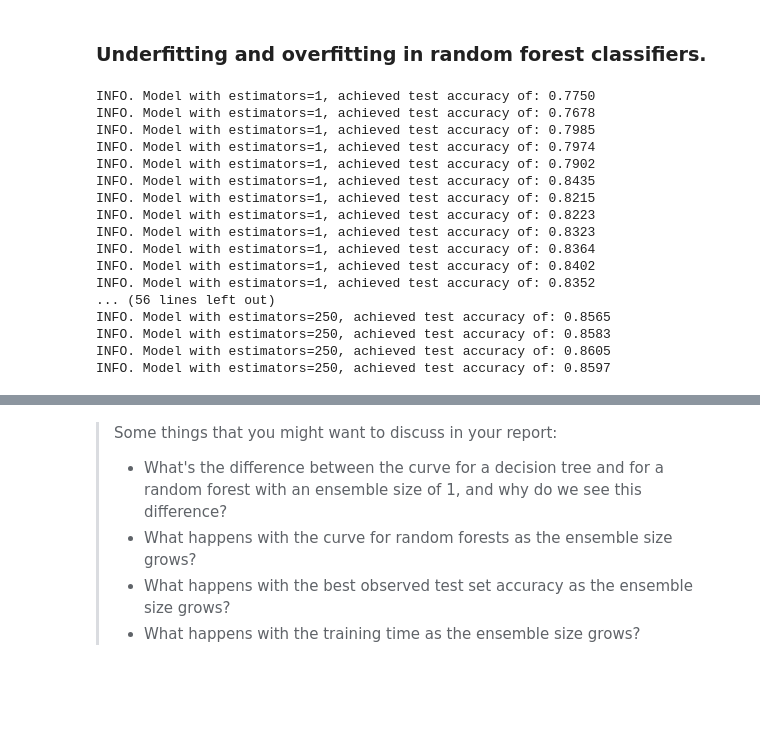
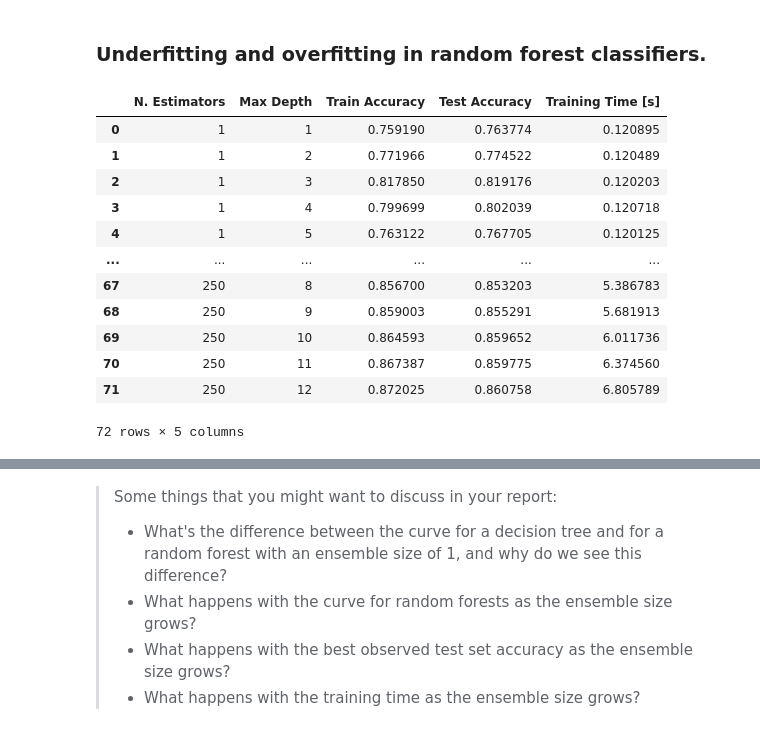
Before and after one commit to ribesstefano/chalmers_dat340_applied_machine_learning, a Jupyter notebook: assignment_2/DAT340_Assignment_2.ipynb, the cells around one changed output, grey strips where cells are left out. Cells and saved outputs as stored; diff of their text form; code cells hidden in the pictures; blank space fills up the shorter version.

```diff
--- a/assignment_2/DAT340_Assignment_2.ipynb
+++ b/assignment_2/DAT340_Assignment_2.ipynb
@@ -229,14 +230,22 @@ INFO. Original vs. Pipeline accuracy difference: -0.0004
 # %%
 eval_scores_train = {}
 eval_scores_test = {}
+table_data = []
 
 for depth in range(1, 13):
     model_id = f'd={depth}'
     model = DecisionTreeClassifier(max_depth=depth)
+    # Training
     model.fit(Xtrain_encoded, Ytrain_encoded)
+    # Evaluation
     train_acc = accuracy_score(Ytrain_encoded, model.predict(Xtrain_encoded))
     test_acc = accuracy_score(Ytest_encoded, model.predict(Xtest_encoded))
+    # Logging
     eval_scores_train[model_id] = train_acc
     eval_scores_test[model_id] = test_acc
-    print(f'INFO. Model with depth={depth} achieved test accuracy of: {test_acc:.4f}')
+    table_data.append([depth, train_acc, test_acc])
+    # print(f'INFO. Model with depth={depth} achieved test accuracy of: {test_acc:.4f}')
+table_columns = ['Max Depth', 'Train Accuracy', 'Test Accuracy']
+decision_tree_df = pd.DataFrame(table_data, columns=table_columns)
+decision_tree_df
 # %% [output]
@@ -268,39 +278,55 @@ plt.show()
 # %% [markdown]
 ### Underfitting and overfitting in random forest classifiers.
 # %%
+import time
+
 eval_scores_train = {}
 eval_scores_test = {}
+table_data = []
 
 for estimators in [1] + list(range(0, 300, 50))[1:]:
     model_id = f'{estimators}'
     eval_scores_train[model_id] = []
     eval_scores_test[model_id] = []
+    # print('=' * 80)
+    # print(f'N. Estimators: ')
+    # print('=' * 80)
     for depth in range(1, 13):
-        model = RandomForestClassifier(max_depth=depth, n_estimators=estimators, n_jobs=8)
+        model = RandomForestClassifier(max_depth=depth, n_estimators=estimators,
+                                       n_jobs=8)
+        # Training
+        start_time = time.time()
         model.fit(Xtrain_encoded, Ytrain_encoded)
+        stop_time = time.time()
+        train_time = stop_time - start_time
+        # Evaluation
         train_acc = accuracy_score(Ytrain_encoded, model.predict(Xtrain_encoded))
         test_acc = accuracy_score(Ytest_encoded, model.predict(Xtest_encoded))
+        # Logging
         eval_scores_train[model_id].append(train_acc)
         eval_scores_test[model_id].append(test_acc)
-        print(f'INFO. Model with depth={depth} and estimators={estimators}, achieved test accuracy of: {test_acc:.4f}')
+        table_data.append([estimators, depth, train_acc, test_acc, train_time])
+        # print(f'INFO. Model with depth={depth} and estimators={estimators}, achieved test accuracy of: {test_acc:.4f}')
+table_columns = [
+                 'N. Estimators', 'Max Depth', 'Train Accuracy',
+                 'Test Accuracy', 'Training Time [s]'
+                ]
+random_forest_df = pd.DataFrame(table_data, columns=table_columns)
+random_forest_df
 # %% [output]
+|  | N. Estimators | Max Depth | Train Accuracy | Test Accuracy | Training Time [s] |
+| 0 | 1 | 1 | 0.759190 | 0.763774 | 0.120895 |
+| 1 | 1 | 2 | 0.771966 | 0.774522 | 0.120489 |
+| 2 | 1 | 3 | 0.817850 | 0.819176 | 0.120203 |
+| 3 | 1 | 4 | 0.799699 | 0.802039 | 0.120718 |
+| 4 | 1 | 5 | 0.763122 | 0.767705 | 0.120125 |
+| ... | ... | ... | ... | ... | ... |
+| 67 | 250 | 8 | 0.856700 | 0.853203 | 5.386783 |
+| 68 | 250 | 9 | 0.859003 | 0.855291 | 5.681913 |
+| 69 | 250 | 10 | 0.864593 | 0.859652 | 6.011736 |
+| 70 | 250 | 11 | 0.867387 | 0.859775 | 6.374560 |
+| 71 | 250 | 12 | 0.872025 | 0.860758 | 6.805789 |
-INFO. Model with estimators=1, achieved test accuracy of: 0.7750
-INFO. Model with estimators=1, achieved test accuracy of: 0.7678
-INFO. Model with estimators=1, achieved test accuracy of: 0.7985
-INFO. Model with estimators=1, achieved test accuracy of: 0.7974
-INFO. Model with estimators=1, achieved test accuracy of: 0.7902
-INFO. Model with estimators=1, achieved test accuracy of: 0.8435
-INFO. Model with estimators=1, achieved test accuracy of: 0.8215
-INFO. Model with estimators=1, achieved test accuracy of: 0.8223
-INFO. Model with estimators=1, achieved test accuracy of: 0.8323
-INFO. Model with estimators=1, achieved test accuracy of: 0.8364
-INFO. Model with estimators=1, achieved test accuracy of: 0.8402
-INFO. Model with estimators=1, achieved test accuracy of: 0.8352
-... (56 lines left out)
-INFO. Model with estimators=250, achieved test accuracy of: 0.8565
-INFO. Model with estimators=250, achieved test accuracy of: 0.8583
-INFO. Model with estimators=250, achieved test accuracy of: 0.8605
-INFO. Model with estimators=250, achieved test accuracy of: 0.8597
+72 rows × 5 columns
 # %%
 for n in eval_scores_train.keys():
     plt.plot(range(1, 13), eval_scores_train[n], '--', label=f'Train scores (n={n})', alpha=0.6)
```
Also changed, not shown: parts of 58 cells of this notebook.
